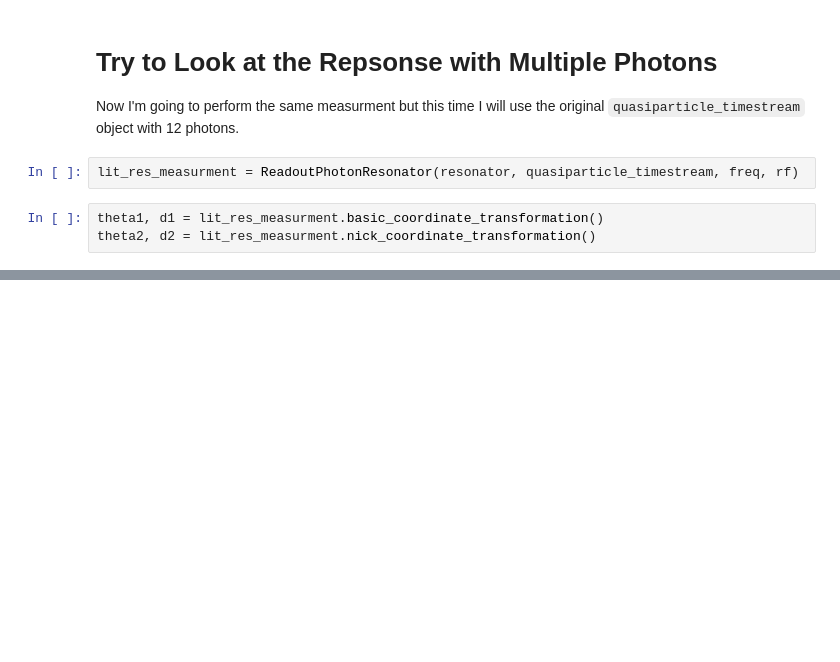
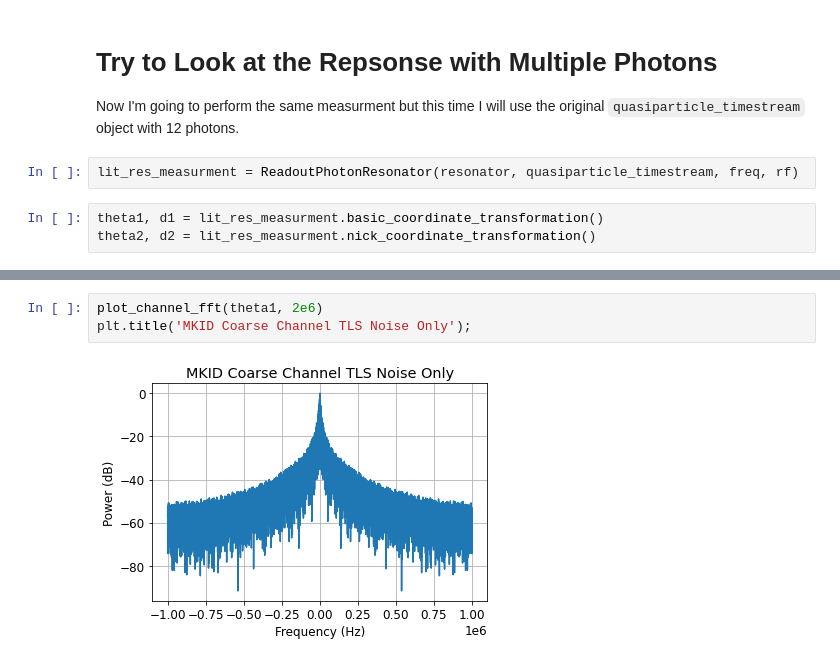
Before and after one commit to MazinLab/MKIDReadoutAnalysis, a Jupyter notebook: Example.ipynb, the cells around one changed output, grey strips where cells are left out. Saved outputs shown, nothing was run; the diff lists cells and outputs as text; blank space fills up the shorter version.

```diff
--- a/Example.ipynb
+++ b/Example.ipynb
@@ -143,0 +115,5 @@ theta1.size
+# %%
+plot_channel_fft(theta1, 2e6)
+plt.title('MKID Coarse Channel TLS Noise Only');
+# %% [output]
+[figure, added]
```
Also changed, not shown: parts of 30 cells of this notebook, 12 other files.
